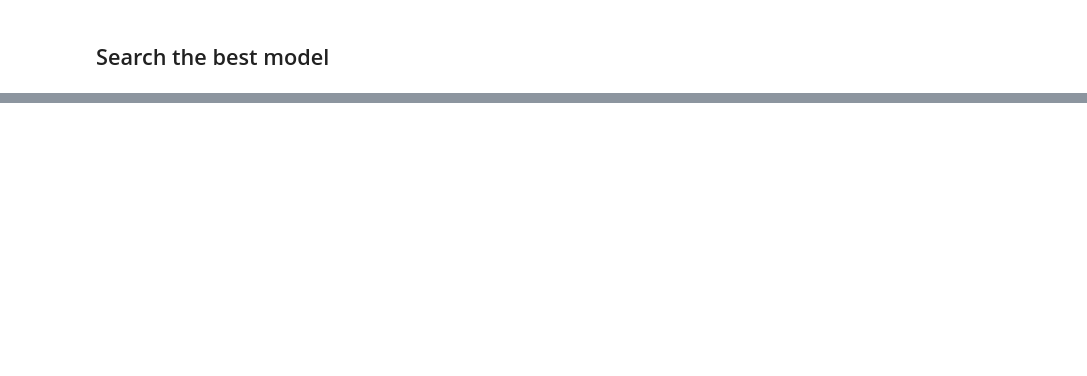
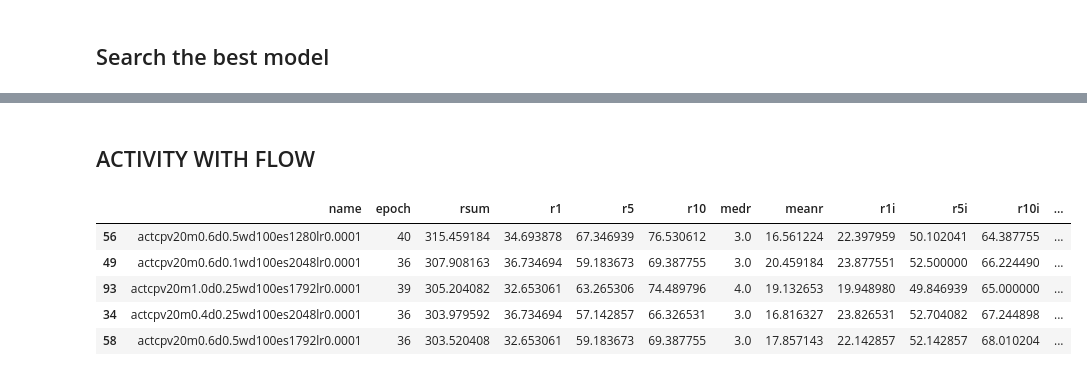
Before and after one commit to winev52/video-text-retrieval, a Jupyter notebook: source/video_text_retrieval/mybook.ipynb, the cells around one changed output, grey strips where cells are left out. Drawn from its saved outputs; the diff is of its cells as text; code cells hidden in the pictures; blank space fills up the shorter version.

```diff
--- a/source/video_text_retrieval/mybook.ipynb
+++ b/source/video_text_retrieval/mybook.ipynb
@@ -124,0 +122,12 @@ act_test.sort_values(by='rsum', ascending=False).head(10)
+# %% [markdown]
+## ACTIVITY WITH FLOW
+# %%
+actx_val = collect_results(ACTX_DIR, result_name='val.stat')
+actx_val.sort_values(by='rsum', ascending=False).head(5)
+# %% [output]
+|  | name | epoch | rsum | r1 | r5 | r10 | medr | meanr | r1i | r5i | r10i | ... |
+| 56 | actcpv20m0.6d0.5wd100es1280lr0.0001 | 40 | 315.459184 | 34.693878 | 67.346939 | 76.530612 | 3.0 | 16.561224 | 22.397959 | 50.102041 | 64.387755 | ... |
+| 49 | actcpv20m0.6d0.1wd100es2048lr0.0001 | 36 | 307.908163 | 36.734694 | 59.183673 | 69.387755 | 3.0 | 20.459184 | 23.877551 | 52.500000 | 66.224490 | ... |
+| 93 | actcpv20m1.0d0.25wd100es1792lr0.0001 | 39 | 305.204082 | 32.653061 | 63.265306 | 74.489796 | 4.0 | 19.132653 | 19.948980 | 49.846939 | 65.000000 | ... |
+| 34 | actcpv20m0.4d0.25wd100es2048lr0.0001 | 36 | 303.979592 | 36.734694 | 57.142857 | 66.326531 | 3.0 | 16.816327 | 23.826531 | 52.704082 | 67.244898 | ... |
+| 58 | actcpv20m0.6d0.5wd100es1792lr0.0001 | 36 | 303.520408 | 32.653061 | 59.183673 | 69.387755 | 3.0 | 17.857143 | 22.142857 | 52.142857 | 68.010204 | ... |
```
Also changed, not shown: parts of 33 cells of this notebook, 6 other files.
